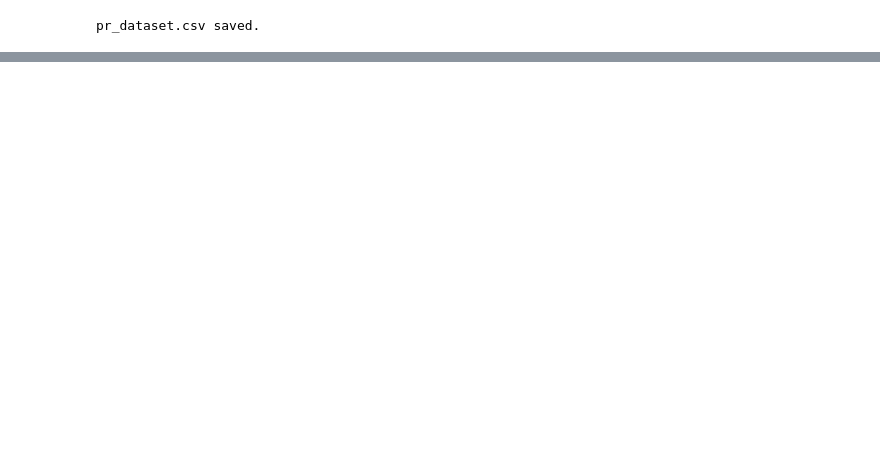
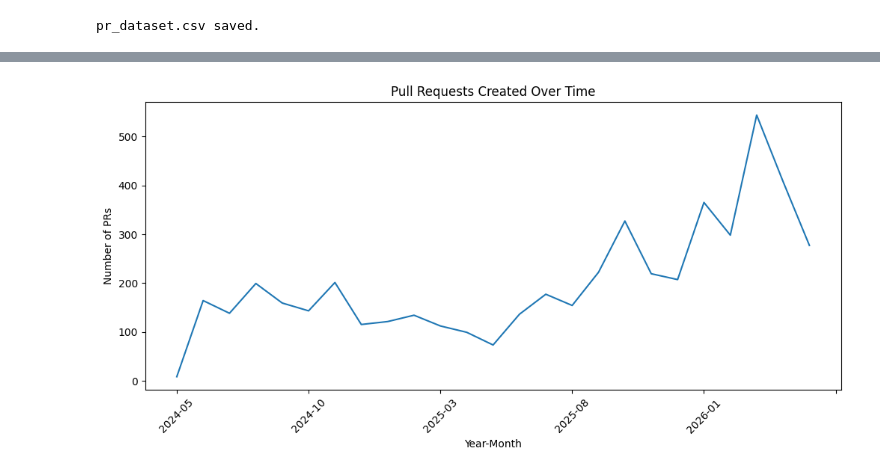
Before and after one commit to aqilfadria/stat-audit-pandas-sti-2026, a Jupyter notebook: notebooks/01_eda.ipynb, the cells around one changed output, grey strips where cells are left out. Saved outputs shown, nothing was run; the diff lists cells and outputs as text; code cells hidden in the pictures; blank space fills up the shorter version.

```diff
--- a/notebooks/01_eda.ipynb
+++ b/notebooks/01_eda.ipynb
@@ -722 +756,27 @@ plt.show()
+# %%
+pr_clean["year_month"] = (
+    pr_clean["created_at"]
+    .dt.to_period("M")
+    .astype(str)
+)
+
+monthly_pr = (
+    pr_clean["year_month"]
+    .value_counts()
+    .sort_index()
+)
+
+plt.figure(figsize=(12,5))
+
+monthly_pr.plot()
+
+plt.title("Pull Requests Created Over Time")
+plt.xlabel("Year-Month")
+plt.ylabel("Number of PRs")
+
+plt.xticks(rotation=45)
+
+plt.show()
+# %% [output]
+[figure, added]
 # %% [markdown]
```
Also changed, not shown: parts of 23 cells of this notebook, 11 other files.
